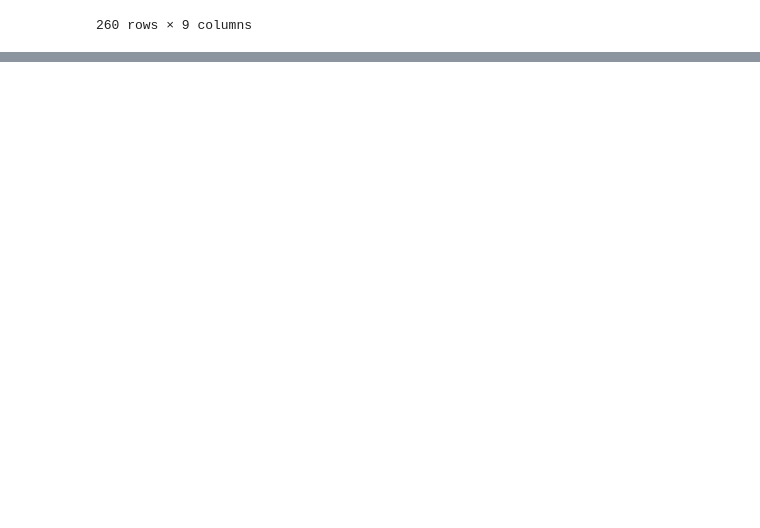
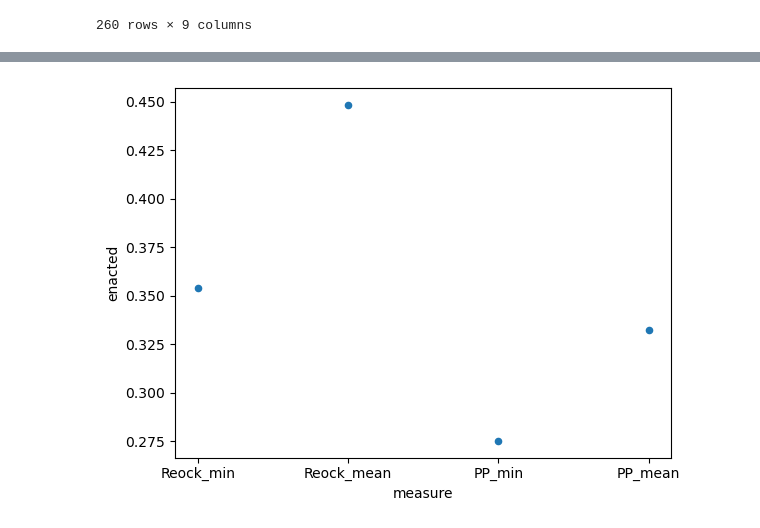
Before and after one commit to stefaniegwangphd/ia-redistricting, a Jupyter notebook: compactness_eval_test.ipynb, the cells around one changed output, grey strips where cells are left out. Saved outputs shown, nothing was run; the diff lists cells and outputs as text; code cells hidden in the pictures; blank space fills up the shorter version.

```diff
--- a/compactness_eval_test.ipynb
+++ b/compactness_eval_test.ipynb
@@ -128,0 +155,5 @@ enacted_PP_mean = enacted_map['PolsbyPopper'].mean()
+# %%
+maps_df.plot.scatter(x='measure', y='enacted')
+plt.show()
+# %% [output]
+[figure, added]
```
Also changed, not shown: parts of 11 cells of this notebook.
